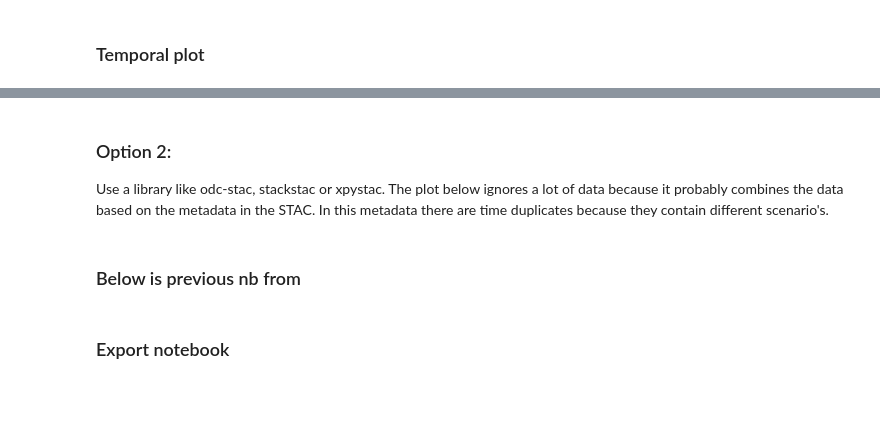
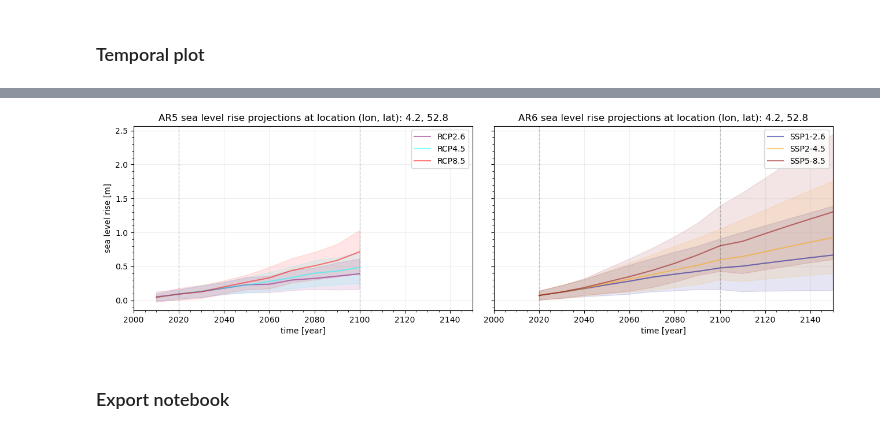
Before and after one commit to openearth/coclico-workbench, a Jupyter notebook: notebooks/IPCC_AR5_AR6_comparison.ipynb, the cells around one changed output, grey strips where cells are left out. Drawn from its saved outputs; the diff is of its cells as text; code cells hidden in the pictures; blank space fills up the shorter version.

```diff
--- a/notebooks/IPCC_AR5_AR6_comparison.ipynb
+++ b/notebooks/IPCC_AR5_AR6_comparison.ipynb
@@ -289,35 +307,40 @@ selected_items = [items[i] for i in sample_indices]
 # %%
-import xarray as xr
-import rioxarray
+# retrieve AR5 and AR6 data at above-defined location
+
+# pre-processing function
 def preprocess(ds):
-    point_location = [4.2, 52.8]  # easting, norting
     point_geom = shapely.Point(point_location)
-    point_mapping = shapely.geometry.mapping(point_geom)
 
     ds = (
         ds.rio.clip([point_geom])
         .sel(x=point_location[0], y=point_location[1], method="nearest")
-        # .rename({"band": "time"})
     )
 
     return ds
 
-
-selected_ds = xr.open_mfdataset(
-    [i.assets["data"].href for i in selected_items],
+# concat datasets
+selected_ds5 = xr.open_mfdataset(
+    [i.assets["data"].href for i in items_fil5],
     engine="rasterio",
     concat_dim="band",
     combine="nested",
     preprocess=preprocess,  # this indexes every before merging them
     parallel=True, # this is for Dask
 )
-# manually add the datetimes to dataset because they are not contained in the tiff
-times = [i.properties["datetime"] for i in selected_items]
-selected_ds = selected_ds.rename({"band":"time"}).assign_coords(time=times)
 
-# the plot looks a bit weird because we took two random samples
-selected_ds["band_data"].plot.line(x="time")
+selected_ds6 = xr.open_mfdataset(
+    [i.assets["data"].href for i in items_fil6],
+    engine="rasterio",
+    concat_dim="band",
+    combine="nested",
+    preprocess=preprocess,  # this indexes every before merging them
+    parallel=True, # this is for Dask
+)
+
+# add ds information to dictionaries
+AR5_dict["SLR"] = selected_ds5["band_data"].values
+AR6_dict["SLR"] = selected_ds6["band_data"].values/1000
+
+# convert dict to dataframe
+df5 = pd.DataFrame(data=AR5_dict)
+df6 = pd.DataFrame(data=AR6_dict)
-# %% [markdown]
-### Option 2:
-
-Use a library like odc-stac, stackstac or xpystac. The plot below ignores a lot of data because it probably combines the data based on the metadata in the STAC. In this metadata there are time duplicates because they contain different scenario's.
@@ -331,2 +346,0 @@ stac_load(items, chunks={}, lon=[4.19, 4.21], lat=[52.69, 52.71]).squeeze()[
-# %% [markdown]
-### Below is previous nb from
@@ -420,7 +383,7 @@ for idx, (scen, grp) in enumerate(df5.groupby(["CCS"])):  # group per scenario
     )  # 5-95th percentile shading
 
 ax1.set_title(
-    "AR5 sea level rise projections at location (lon, lat): %s, %s" % (loc[0], loc[1])
+    "AR5 sea level rise projections at location (lon, lat): %s, %s" % (point_location[0], point_location[1])
 )
 ax1.xaxis.set_minor_locator(tck.AutoMinorLocator())
 ax1.yaxis.set_minor_locator(tck.AutoMinorLocator())
@@ -435,31 +398,33 @@ ax1.set_ylabel("sea level rise [m]")
 for idx, (scen, grp) in enumerate(df6.groupby(["CCS"])):  # group per scenario
     ens_list = list(grp.groupby("ENS"))
     ens_list[1][1].plot(
         kind="line",
         x="YRS",
         y="SLR",
         label="SSP%s" % (scen[0][0:3] + "." + scen[0][3]),
         color=colorsAR6[idx],
         ax=ax2,
         alpha=0.5,
     )  # mean 50 percentile
     ax2.fill_between(
         ens_list[0][1].YRS,
         ens_list[0][1].SLR,
         ens_list[2][1].SLR,
         alpha=0.1,
         color=colorsAR6[idx],
         interpolate=True,
     )  # 5-95th percentile shading
 
 ax2.set_title(
-    "AR6 sea level rise projections at location (lon, lat): %s, %s" % (loc[0], loc[1])
+    "AR6 sea level rise projections at location (lon, lat): %s, %s" % (point_location[0], point_location[1])
 )
 ax2.xaxis.set_minor_locator(tck.AutoMinorLocator())
 ax2.yaxis.set_minor_locator(tck.AutoMinorLocator())
 ax2.axvline(2020, linestyle="--", color="k", linewidth=1, alpha=0.2)
 ax2.axvline(2100, linestyle="--", color="k", linewidth=1, alpha=0.2)
 ax1.set_xlim(2000, 2150)
 ax2.grid(alpha=0.2)
 ax2.set_xlabel("time [year]")
 ax2.set_ylabel("sea level rise [m]");
+# %% [output]
+[figure, added]
```
Also changed, not shown: parts of 23 cells of this notebook.
